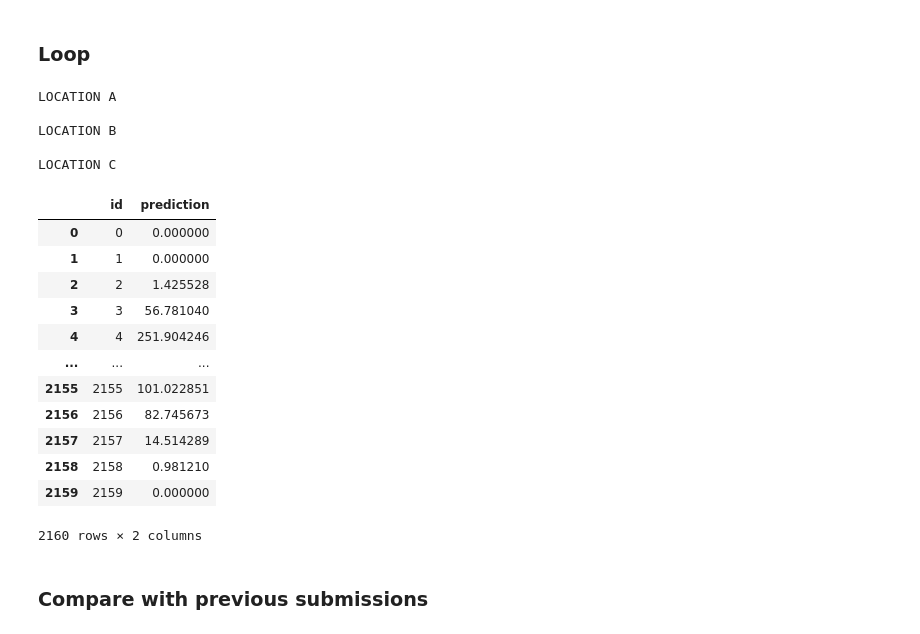
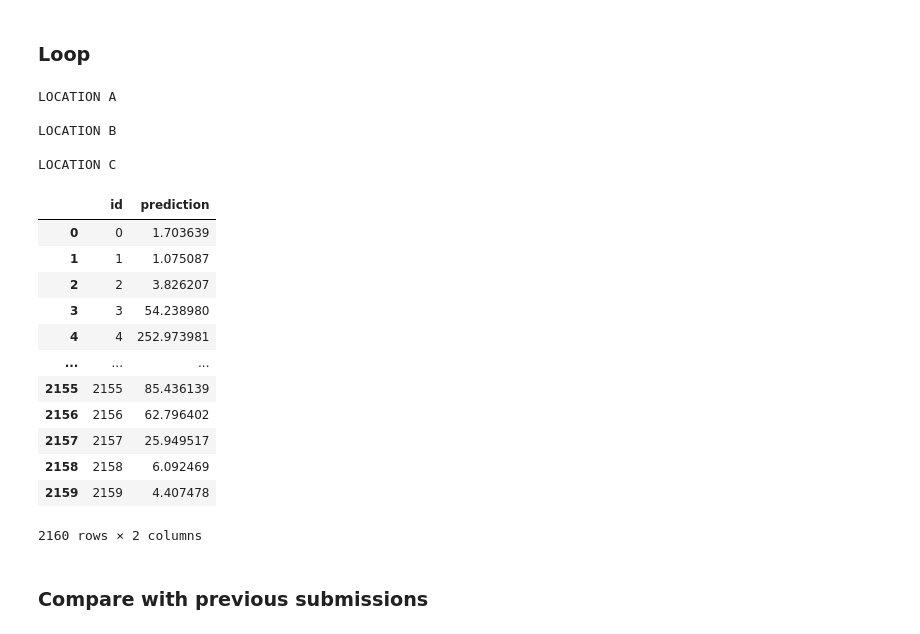
Before and after one commit to hugokerino/Energy-forecasting-NTNU, a Jupyter notebook: data/Noe/Short_notebook_1.ipynb, the cells around one changed output. Cells and saved outputs as stored; diff of their text form; code cells hidden in the pictures.

Commit message:
trained model with some low importance features removed.

```diff
--- a/data/Noe/Short_notebook_1.ipynb
+++ b/data/Noe/Short_notebook_1.ipynb
@@ -795,7 +795,7 @@ This is a single function that performs all the data pre-processing
 # Load all usable data
 LOCATION = "C"
 n_lagged_features = 2
-threshold = 0.8
+threshold = 0.9
 
 X_Train_full,Y_Train_full,X_Test_full,selected_features = full_data_loader(location = LOCATION,
                                                         n_lagged_features=n_lagged_features,
@@ -803,20 +803,21 @@ X_Train_full,Y_Train_full,X_Test_full,selected_features = full_data_loader(locat
                                                         normalization = 'minmax',
                                                         date_encoding=True,
                                                         verbose=True)
+
 print(f"{len(selected_features)} features selected\n")
 
-# Fuck winter
-# max_sin = np.max(X_Test_full['sin_year'])
-# min_sin = np.min(X_Test_full['sin_year'])
-max_sin=2
-min_sin=-2
-mask = (X_Train_full['sin_year']>= min_sin) & (X_Train_full['sin_year']<= max_sin)
+# List of features to be removed (not a lot of data)
+substrings_to_remove = ['is_day_idx', 'wind_speed_w_1000hPa_ms', 'precip_type_5min_idx', 'fresh_snow_1h_cm']
+
+# Filter out elements containing specified substrings
+selected_features = [feature for feature in selected_features if not any(substring in feature for substring in substrings_to_remove)]
+
+print(len(selected_features),selected_features)
 
 # Select the correct columns for the prediction
-X_Train = X_Train_full[mask][selected_features].astype('float32')
+X_Train = X_Train_full[selected_features].astype('float32')
 X_Test = X_Test_full[selected_features].astype('float32')
-Y_Train = Y_Train_full[mask].astype('float32')
-
+Y_Train = Y_Train_full.astype('float32')
 
 
 # Note : the lagged features code is a bit too extreme, a lot of 'unnecessary' lagged features -> increased complexity
@@ -862,6 +959,6 @@ import lightgbm as lgb
 # %%
 n_lagged_features = 2
-threshold = 0.8
+threshold = 0.95
 
 
 for LOCATION in ['A','B','C']:
@@ -925,7 +1022,7 @@ for LOCATION in ['A','B','C']:
 
     # Save model
     from joblib import dump
-    name = 'catboost_kneighbor_dectree_to_lgb_lag2_minmax_old_code_thr08_'
+    name = 'catboost_kneighbor_dectree_to_lgb_lag2_minmax_old_code_thr095_'
     dump(model, 'Stacked_models/'+name + LOCATION+'.joblib')
     print(f"Training for {LOCATION} finished in {(time.time() - start)/60:.1f} minutes")
 # %% [output]
@@ -1045,7 +1052,7 @@ Training for C finished in 24.5 minutes
 ### Joblib-saved model
 # %%
 from joblib import load
-name = 'catboost_kneighbor_dectree_to_lgb_lag2_minmax_old_code_cv5'
+name = 'catboost_kneighbor_dectree_to_lgb_lag2_minmax_old_code_thr09_cleaned_features_'
 model = load('Stacked_models/'+name + LOCATION +'.joblib')
 model
 # %% [output]
@@ -1148,9 +1155,9 @@ from joblib import load
 PREDICTIONS = []
 
 n_lagged_features = 2
-threshold = 0.8
+threshold = 0.9
 
-model_name = 'catboost_kneighbor_dectree_to_lgb_lag2_minmax_old_code_thr08_'
+model_name = 'catboost_kneighbor_dectree_to_lgb_lag2_minmax_old_code_thr09_cleaned_features_'
 
 for LOCATION in ['A', 'B', 'C']:
 
@@ -1160,44 +1167,50 @@ for LOCATION in ['A', 'B', 'C']:
     # Load seleted and usable data
     X_Train_full,Y_Train_full,X_Test_full,selected_features = full_data_loader(location = LOCATION,
                                                         n_lagged_features=n_lagged_features,
                                                         threshold=threshold,
                                                         normalization = 'minmax',
                                                         date_encoding=True,
                                                         verbose=False)
+    # List of features to be removed (not a lot of data)
+    features_to_remove = ['is_day_idx', 'wind_speed_w_1000hPa_ms', 'precip_type_5min_idx', 'fresh_snow_1h_cm']
+
+    # Filter out elements containing specified features to be removed
+    selected_features = [feature for feature in selected_features if not any(substring in feature for substring in features_to_remove)]
+
     X_Test = X_Test_full[selected_features].astype('float32')
     # Predict on the X_test_estimated dataset
     Y_test_estimated = pd.DataFrame()
     pv_measurement =  model.predict(X_Test)
     pv_measurement[pv_measurement<0]=0
     Y_test_estimated['prediction'] = pv_measurement
 
     Y_test_estimated['time'] = X_Test_full['date_forecast'].reset_index(drop=True)
     Y_test_estimated_round = select_o_clock(Y_test_estimated,'time')
     PREDICTIONS.append(Y_test_estimated_round['prediction'])
 
 # Concatenate all 3 predictions
 submission = pd.concat(PREDICTIONS).reset_index()
 # Add id colum
 submission['id'] = submission.index
 submission[['id','prediction']]
 # %% [output]
 LOCATION A
 
 LOCATION B
 
 LOCATION C
 |  | id | prediction |
-| 0 | 0 | 0.000000 |
-| 1 | 1 | 0.000000 |
-| 2 | 2 | 1.425528 |
-| 3 | 3 | 56.781040 |
-| 4 | 4 | 251.904246 |
+| 0 | 0 | 1.703639 |
+| 1 | 1 | 1.075087 |
+| 2 | 2 | 3.826207 |
+| 3 | 3 | 54.238980 |
+| 4 | 4 | 252.973981 |
 | ... | ... | ... |
-| 2155 | 2155 | 101.022851 |
-| 2156 | 2156 | 82.745673 |
-| 2157 | 2157 | 14.514289 |
-| 2158 | 2158 | 0.981210 |
-| 2159 | 2159 | 0.000000 |
+| 2155 | 2155 | 85.436139 |
+| 2156 | 2156 | 62.796402 |
+| 2157 | 2157 | 25.949517 |
+| 2158 | 2158 | 6.092469 |
+| 2159 | 2159 | 4.407478 |
 2160 rows × 2 columns
 # %%
 # SAVE TO CSV
```
Also changed, not shown: parts of 8 cells of this notebook, 4 other files.
